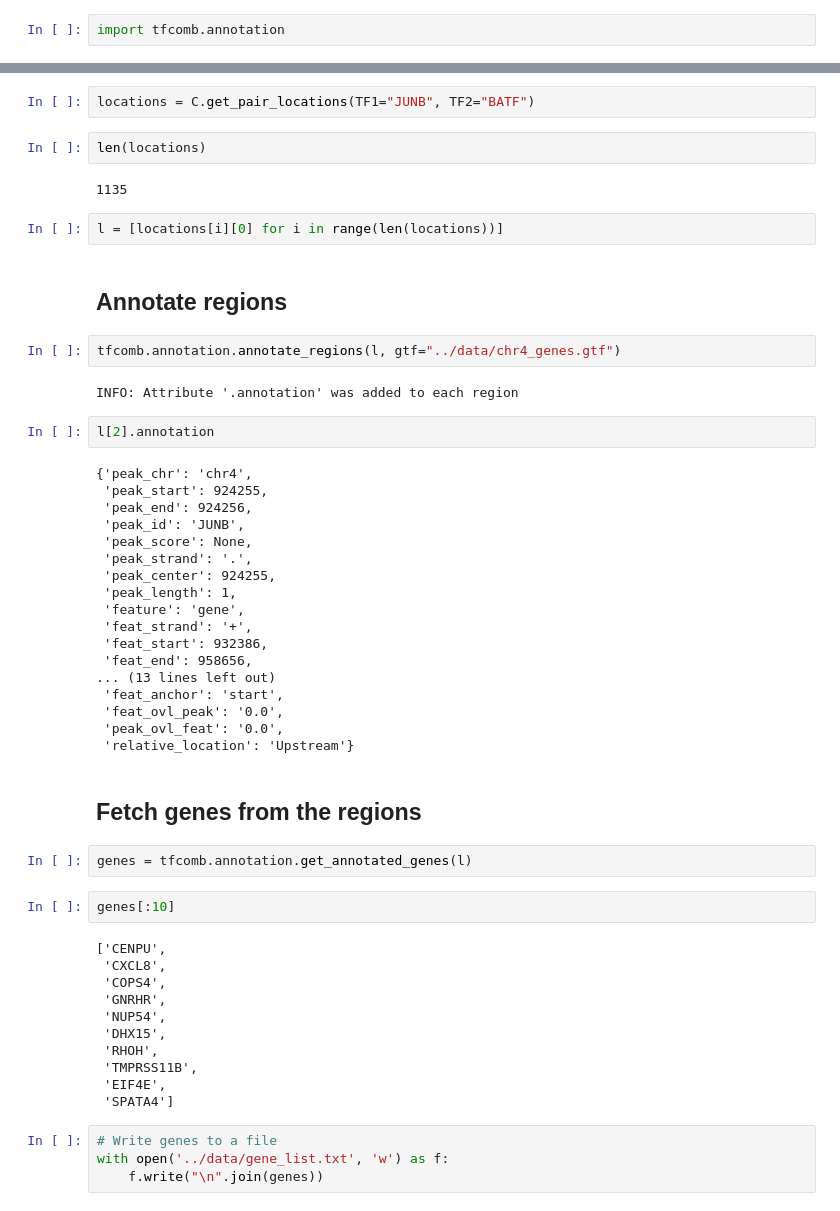
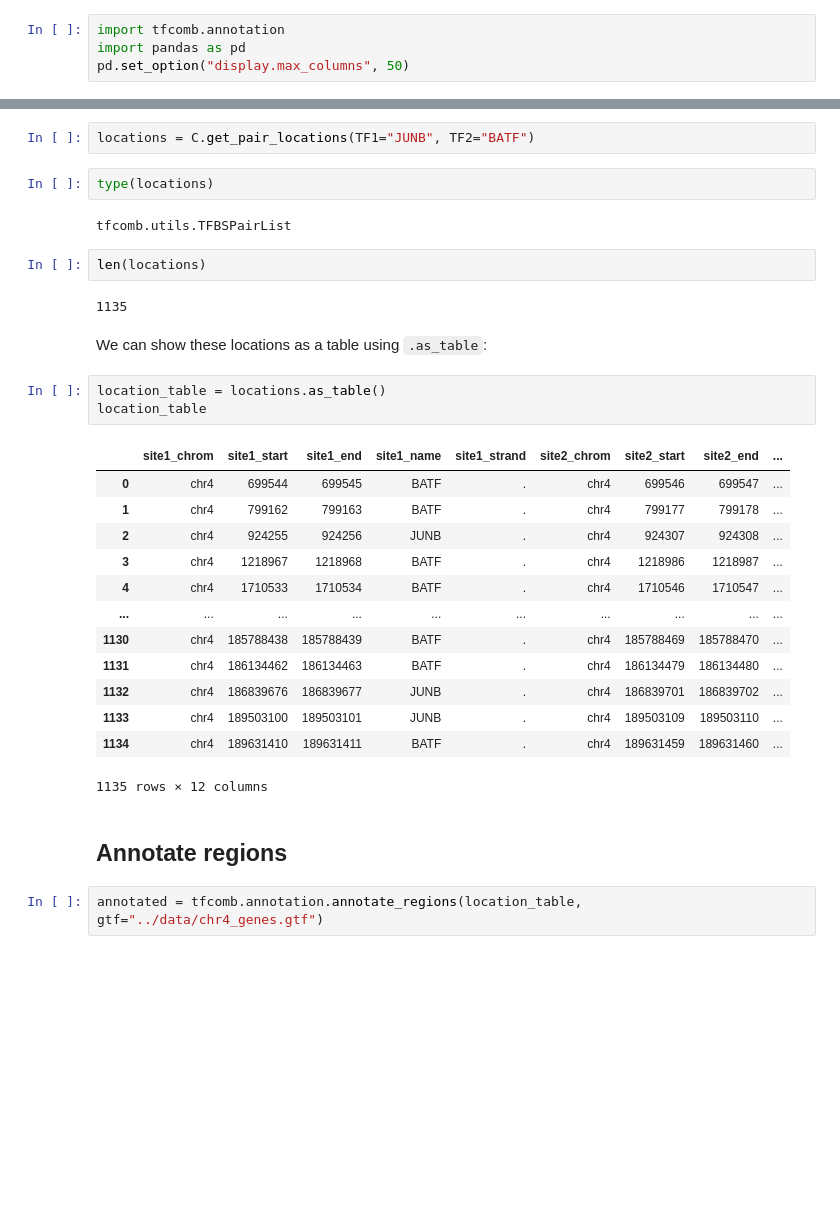
Before and after one commit to loosolab/TF-COMB, a Jupyter notebook: examples/Annotate_TFBS.ipynb, the cells around one changed output, grey strips where cells are left out. Drawn from its saved outputs; the diff is of its cells as text; blank space fills up the shorter version.

```diff
--- a/examples/Annotate_TFBS.ipynb
+++ b/examples/Annotate_TFBS.ipynb
@@ -1,5 +1,7 @@
 # %%
 import tfcomb.annotation
+import pandas as pd
+pd.set_option("display.max_columns", 50)
 # %% [markdown]
 # Annotate binding sites to genes
 # %%
@@ -26,56 +28,34 @@ C.rules.head(20)
 | FOXM1-ATF2 | FOXM1 | ATF2 | 638 | 1115 | 1484 | 0.495982 | 16.925349 |
 # %%
 locations = C.get_pair_locations(TF1="JUNB", TF2="BATF")
+# %%
+type(locations)
+# %% [output]
+tfcomb.utils.TFBSPairList
 # %%
 len(locations)
 # %% [output]
 1135
-# %%
-l = [locations[i][0] for i in range(len(locations))]
+# %% [markdown]
+We can show these locations as a table using `.as_table`:
+# %%
+location_table = locations.as_table()
+location_table
+# %% [output]
+|  | site1_chrom | site1_start | site1_end | site1_name | site1_strand | site2_chrom | site2_start | site2_end | ... |
+| 0 | chr4 | 699544 | 699545 | BATF | . | chr4 | 699546 | 699547 | ... |
+| 1 | chr4 | 799162 | 799163 | BATF | . | chr4 | 799177 | 799178 | ... |
+| 2 | chr4 | 924255 | 924256 | JUNB | . | chr4 | 924307 | 924308 | ... |
+| 3 | chr4 | 1218967 | 1218968 | BATF | . | chr4 | 1218986 | 1218987 | ... |
+| 4 | chr4 | 1710533 | 1710534 | BATF | . | chr4 | 1710546 | 1710547 | ... |
+| ... | ... | ... | ... | ... | ... | ... | ... | ... | ... |
+| 1130 | chr4 | 185788438 | 185788439 | BATF | . | chr4 | 185788469 | 185788470 | ... |
+| 1131 | chr4 | 186134462 | 186134463 | BATF | . | chr4 | 186134479 | 186134480 | ... |
+| 1132 | chr4 | 186839676 | 186839677 | JUNB | . | chr4 | 186839701 | 186839702 | ... |
+| 1133 | chr4 | 189503100 | 189503101 | JUNB | . | chr4 | 189503109 | 189503110 | ... |
+| 1134 | chr4 | 189631410 | 189631411 | BATF | . | chr4 | 189631459 | 189631460 | ... |
+1135 rows × 12 columns
 # %% [markdown]
 ## Annotate regions
 # %%
-tfcomb.annotation.annotate_regions(l, gtf="../data/chr4_genes.gtf")
+annotated = tfcomb.annotation.annotate_regions(location_table, gtf="../data/chr4_genes.gtf")
-# %% [output]
-INFO: Attribute '.annotation' was added to each region
-# %%
-l[2].annotation
-# %% [output]
-{'peak_chr': 'chr4',
- 'peak_start': 924255,
- 'peak_end': 924256,
- 'peak_id': 'JUNB',
- 'peak_score': None,
- 'peak_strand': '.',
- 'peak_center': 924255,
- 'peak_length': 1,
- 'feature': 'gene',
- 'feat_strand': '+',
- 'feat_start': 932386,
- 'feat_end': 958656,
-... (13 lines left out)
- 'feat_anchor': 'start',
- 'feat_ovl_peak': '0.0',
- 'peak_ovl_feat': '0.0',
- 'relative_location': 'Upstream'}
-# %% [markdown]
-## Fetch genes from the regions
-# %%
-genes = tfcomb.annotation.get_annotated_genes(l)
-# %%
-genes[:10]
-# %% [output]
-['CENPU',
- 'CXCL8',
- 'COPS4',
- 'GNRHR',
- 'NUP54',
- 'DHX15',
- 'RHOH',
- 'TMPRSS11B',
- 'EIF4E',
- 'SPATA4']
-# %%
-# Write genes to a file
-with open('../data/gene_list.txt', 'w') as f:
-    f.write("\n".join(genes))
```
Also changed, not shown: parts of 3 cells of this notebook, 3 other files.
